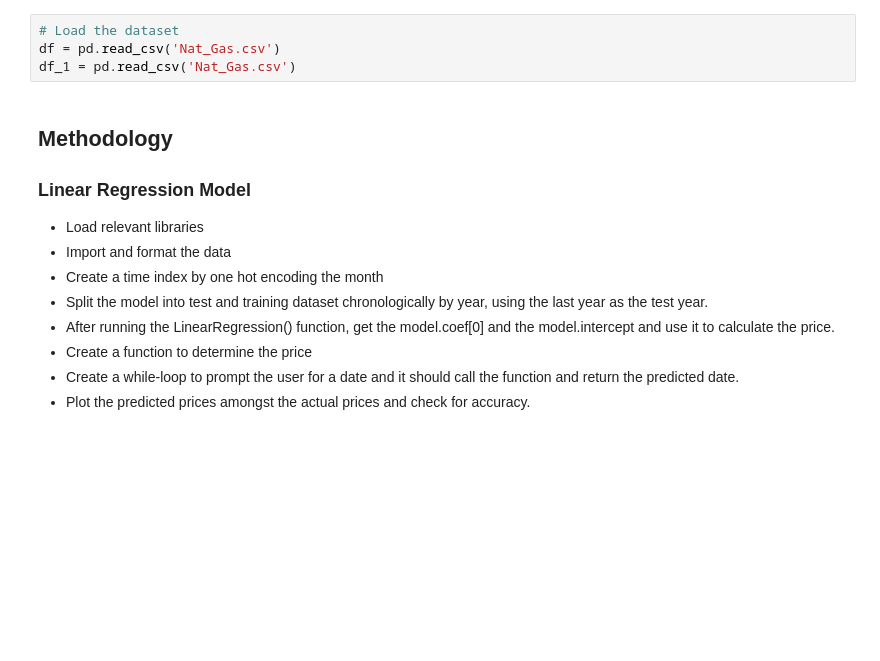
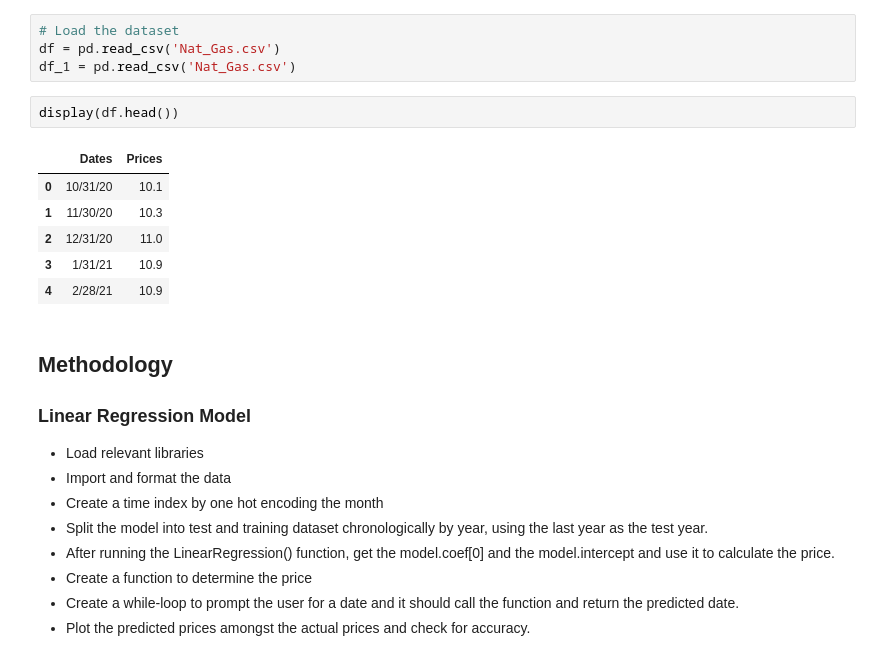
Before and after one commit to aye-ko/jp_morgan_job_sim, a Jupyter notebook: Natural_Gas_Prediction_Model.ipynb, the cells around one changed output. Saved outputs shown, nothing was run; the diff lists cells and outputs as text; blank space fills up the shorter version.

```diff
--- a/Natural_Gas_Prediction_Model.ipynb
+++ b/Natural_Gas_Prediction_Model.ipynb
@@ -32,6 +32,15 @@ warnings.filterwarnings('ignore')
 # Load the dataset
 df = pd.read_csv('Nat_Gas.csv')
 df_1 = pd.read_csv('Nat_Gas.csv')
+# %%
+display(df.head())
+# %% [output]
+|  | Dates | Prices |
+| 0 | 10/31/20 | 10.1 |
+| 1 | 11/30/20 | 10.3 |
+| 2 | 12/31/20 | 11.0 |
+| 3 | 1/31/21 | 10.9 |
+| 4 | 2/28/21 | 10.9 |
 # %% [markdown]
 ## Methodology
 ### Linear Regression Model
```
Also changed, not shown: parts of 4 cells of this notebook.
